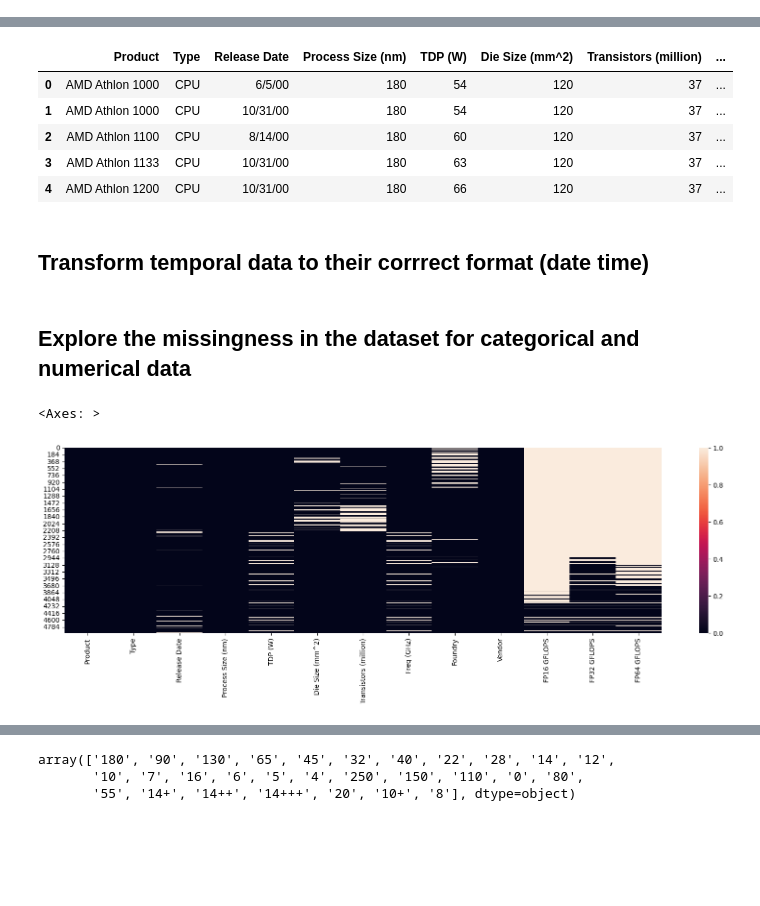
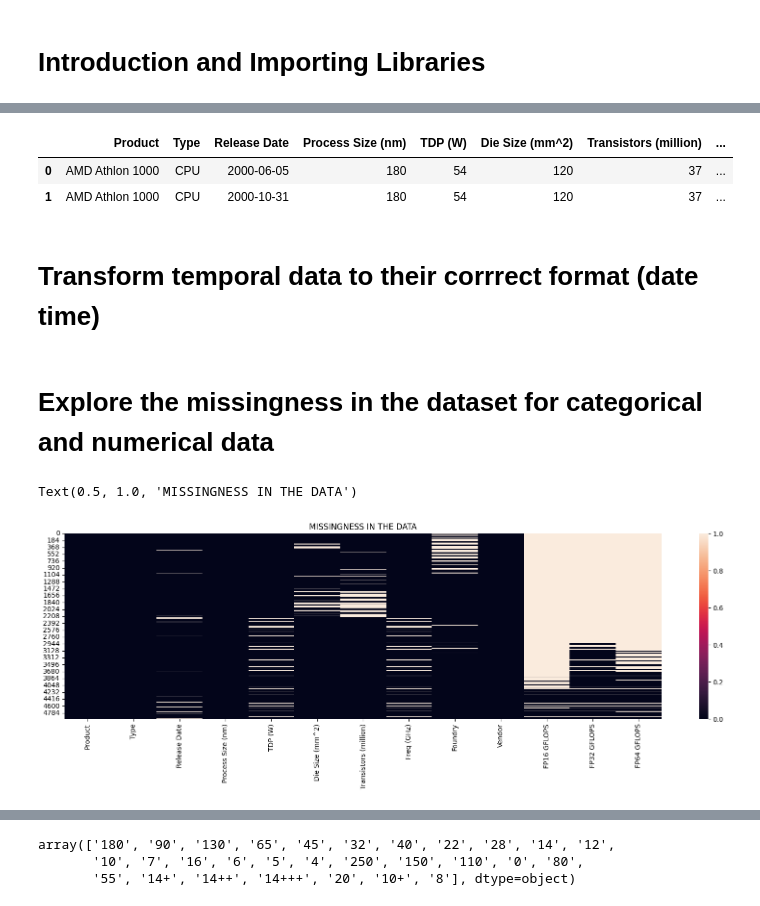
Before and after one commit to memmar1/Machine-Learning, a Jupyter notebook: Machine_Learning/week1_project/Week1_Project.ipynb, the cells around one changed output, grey strips where cells are left out. Drawn from its saved outputs; the diff is of its cells as text; code cells hidden in the pictures; blank space fills up the shorter version.

```diff
--- a/Machine_Learning/week1_project/Week1_Project.ipynb
+++ b/Machine_Learning/week1_project/Week1_Project.ipynb
@@ -1,3 +1,5 @@
+# %% [markdown]
+# Introduction and Importing Libraries
 # %%
 import numpy as np
 import pandas as pd
@@ -29,20 +31,17 @@ Data columns (total 13 columns):
 dtypes: float64(4), object(9)
 memory usage: 502.4+ KB
 # %%
-data.head()
+data.head(2)
 # %% [output]
 |  | Product | Type | Release Date | Process Size (nm) | TDP (W) | Die Size (mm^2) | Transistors (million) | ... |
-| 0 | AMD Athlon 1000 | CPU | 6/5/00 | 180 | 54 | 120 | 37 | ... |
-| 1 | AMD Athlon 1000 | CPU | 10/31/00 | 180 | 54 | 120 | 37 | ... |
-| 2 | AMD Athlon 1100 | CPU | 8/14/00 | 180 | 60 | 120 | 37 | ... |
-| 3 | AMD Athlon 1133 | CPU | 10/31/00 | 180 | 63 | 120 | 37 | ... |
-| 4 | AMD Athlon 1200 | CPU | 10/31/00 | 180 | 66 | 120 | 37 | ... |
+| 0 | AMD Athlon 1000 | CPU | 2000-06-05 | 180 | 54 | 120 | 37 | ... |
+| 1 | AMD Athlon 1000 | CPU | 2000-10-31 | 180 | 54 | 120 | 37 | ... |
 # %% [markdown]
-## Transform temporal data to their corrrect format (date time)
+# Transform temporal data to their corrrect format (date time)
 # %%
 data["Release Date"] = pd.to_datetime(data["Release Date"], format="%m/%d/%y")
 # %% [markdown]
-## Explore the missingness in the dataset for categorical and numerical data
+# Explore the missingness in the dataset for categorical and numerical data
 # %%
 # categorical_cols = ["Product", "Type","Process Size (nm)","TDP (W)","Die Size (mm^2)","Transistors (million)","Foundry","Vendor"]  # List of categorical columns
 # for col in categorical_cols:
@@ -51,6 +56,7 @@ data["Release Date"] = pd.to_datetime(data["Release Date"], format="%m/%d/%y")
 # %%
 plt.figure(figsize=(20,5))
 sns.heatmap(data.isnull())
+plt.title('MISSINGNESS IN THE DATA')
 # %% [output]
-<Axes: >
+Text(0.5, 1.0, 'MISSINGNESS IN THE DATA')
-[figure, old version]
+[figure, new version]
```
Also changed, not shown: parts of 7 cells of this notebook.
